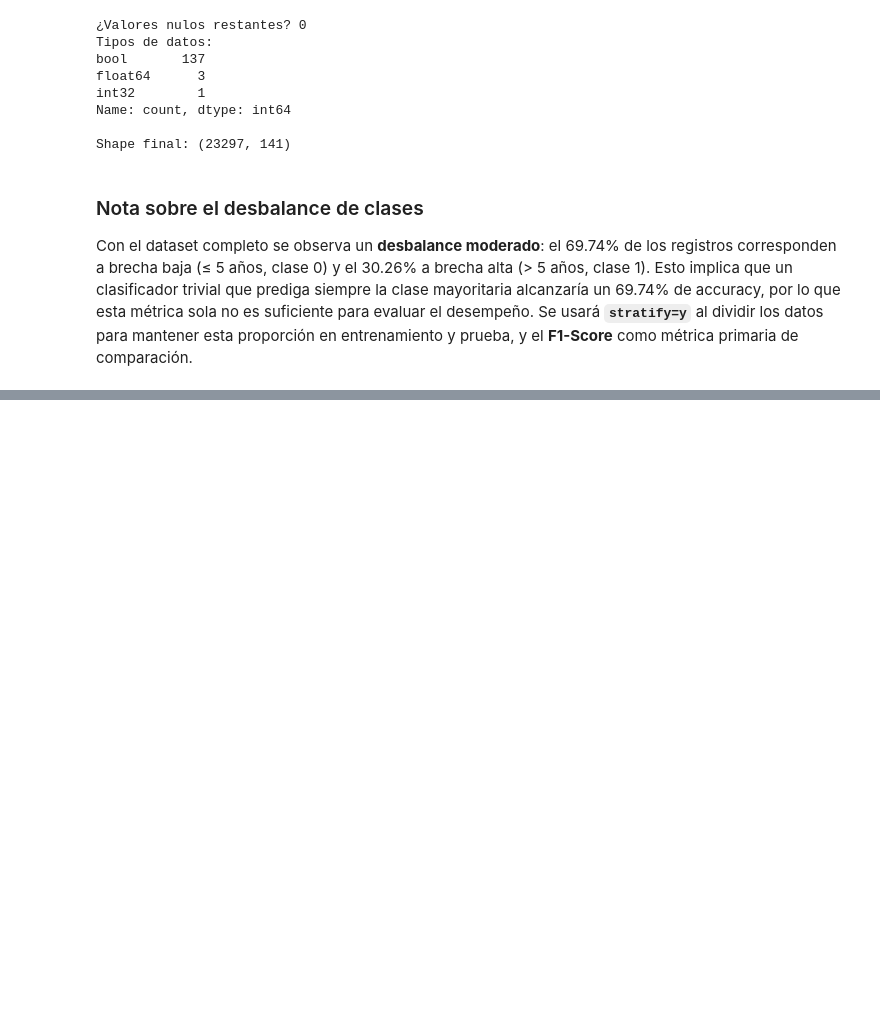
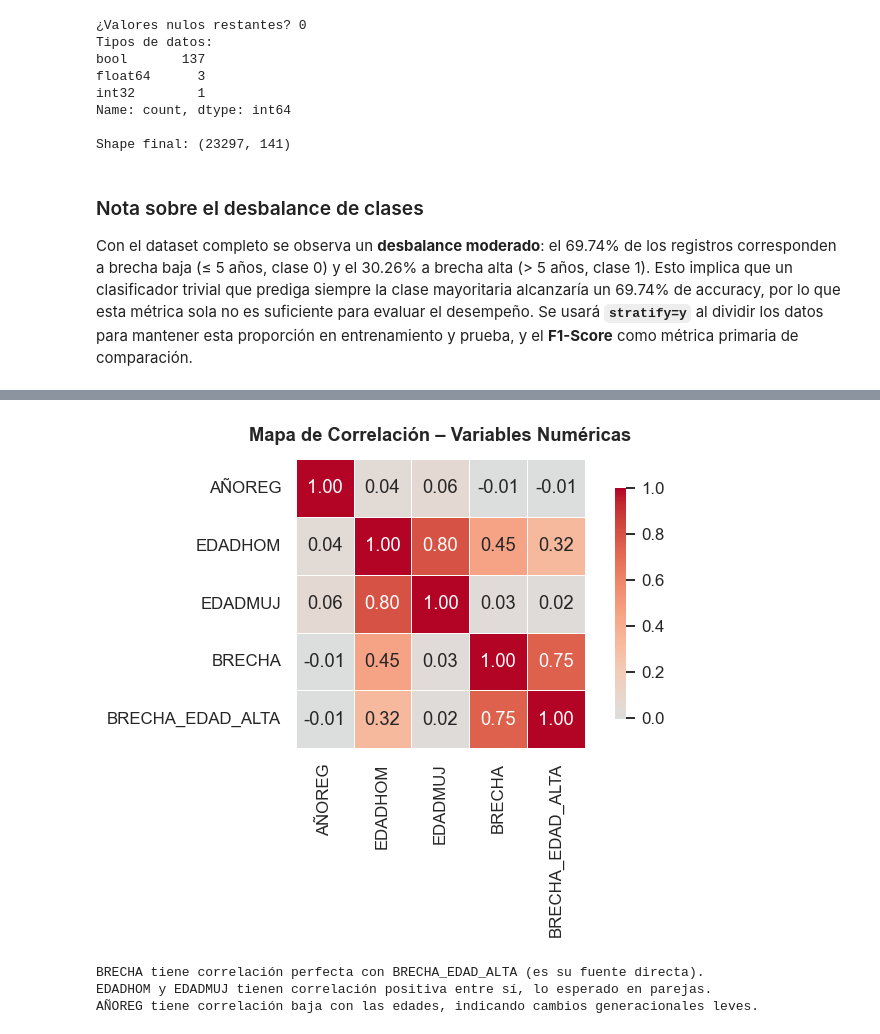
Before and after one commit to Branuvg/proyecto1_mineria, a Jupyter notebook: Proyecto3_modelos.ipynb, the cells around one changed output, grey strips where cells are left out. Saved outputs shown, nothing was run; the diff lists cells and outputs as text; code cells hidden in the pictures; blank space fills up the shorter version.

```diff
--- a/Proyecto3_modelos.ipynb
+++ b/Proyecto3_modelos.ipynb
@@ -223,0 +259,19 @@ Con el dataset completo se observa un **desbalance moderado**: el 69.74% de los
+# %%
+# Heatmap de correlación (solo columnas numéricas)
+num_cols = ['AÑOREG', 'EDADHOM', 'EDADMUJ', 'BRECHA', 'BRECHA_EDAD_ALTA']
+corr = df_clean[num_cols].corr()
+
+plt.figure(figsize=(7, 5))
+sns.heatmap(corr, annot=True, fmt=".2f", cmap='coolwarm', center=0,
+            square=True, linewidths=0.5, cbar_kws={'shrink': 0.8})
+plt.title('Mapa de Correlación – Variables Numéricas', fontweight='bold', pad=12)
+plt.tight_layout()
+plt.show()
+print("BRECHA tiene correlación perfecta con BRECHA_EDAD_ALTA (es su fuente directa).")
+print("EDADHOM y EDADMUJ tienen correlación positiva entre sí, lo esperado en parejas.")
+print("AÑOREG tiene correlación baja con las edades, indicando cambios generacionales leves.")
+# %% [output]
+[figure, added]
+BRECHA tiene correlación perfecta con BRECHA_EDAD_ALTA (es su fuente directa).
+EDADHOM y EDADMUJ tienen correlación positiva entre sí, lo esperado en parejas.
+AÑOREG tiene correlación baja con las edades, indicando cambios generacionales leves.
```
Also changed, not shown: parts of 3 cells of this notebook.
